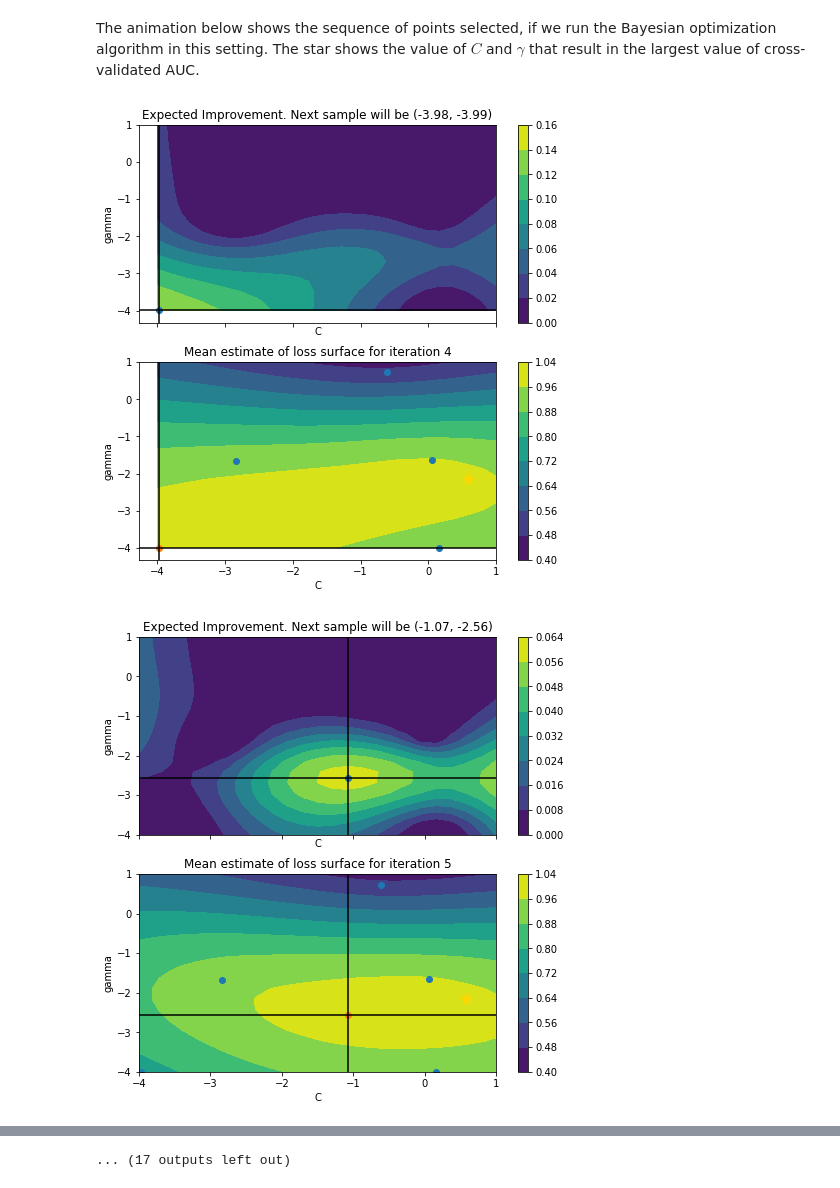
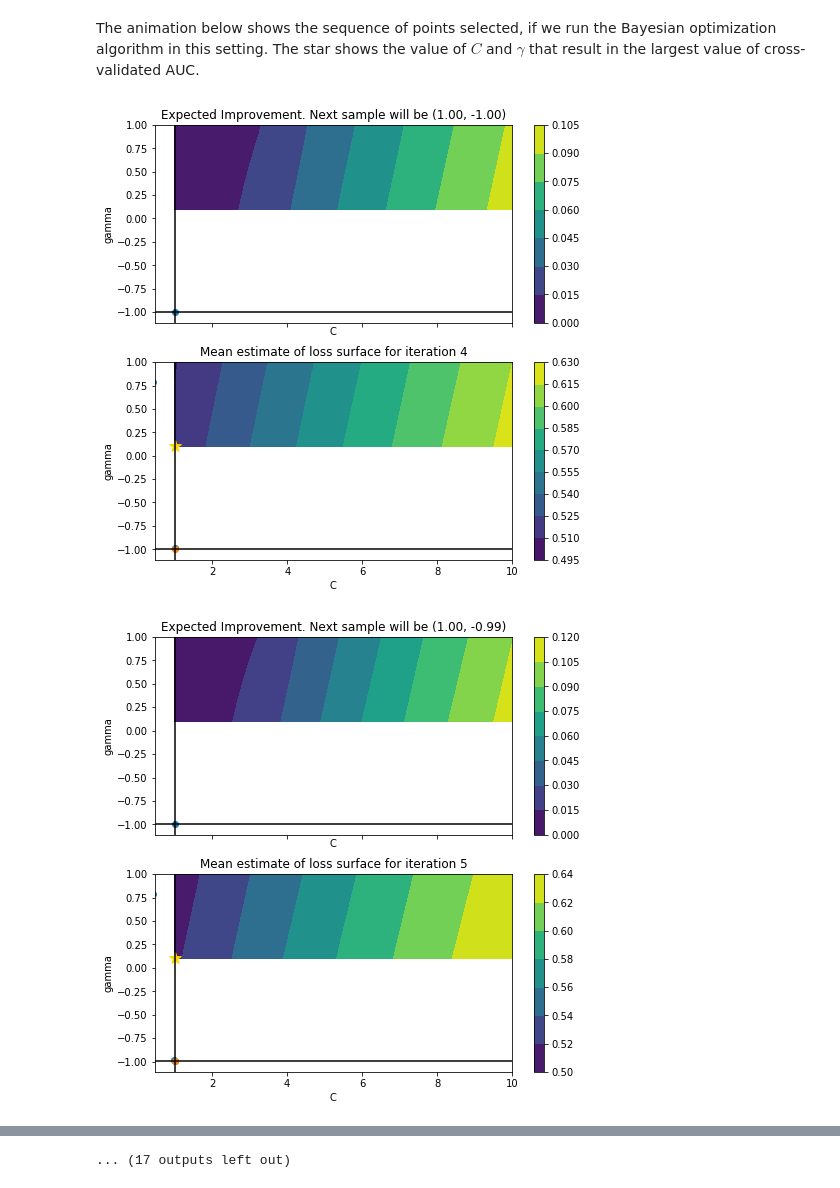
Before and after one commit to msultanmahmud/EEG_Analysis, a Jupyter notebook: Build_different_classifiers_pieline/bayesian-optimization-master/bayesian-optimization-master/ipython-notebooks/svm-optimization_bayesian.ipynb, the cells around one changed output, grey strips where cells are left out. Cells and saved outputs as stored; diff of their text form; code cells hidden in the pictures.

```diff
--- a/Build_different_classifiers_pieline/bayesian-optimization-master/bayesian-optimization-master/ipython-notebooks/svm-optimization_bayesian.ipynb
+++ b/Build_different_classifiers_pieline/bayesian-optimization-master/bayesian-optimization-master/ipython-notebooks/svm-optimization_bayesian.ipynb
@@ -339,16 +339,16 @@ data=X_train;target=y_train
 #                                    n_features=45,
 #                                    n_informative=15,
 #                                    n_redundant=5)
-
 def sample_loss(params):
     return cross_val_score(SVC(C=10 ** params[0], gamma=10 ** params[1], random_state=12345),
-                           X=data, y=target, scoring='roc_auc', cv=3).mean()
+                           X=data, y=target, scoring='roc_auc', cv=5).mean()
 # %% [markdown]
 Because this is a relatively simple problem, we can actually compute the loss surface as a function of $C$ and $\gamma$. This way, we can get an accurate estimate of where the true optimum of the loss surface is.
 # %%
-lambdas = np.linspace(1, -4, 10)
-gammas = np.linspace(1, -4, 6)
-
+lambdas = np.linspace(1, 10, 5)
+gammas = np.linspace(0.1, 1, 5)
+# lambdas = np.linspace(1, -4, 25)
+# gammas = np.linspace(1, -4, 20)
 # We need the cartesian combination of these two vectors
 param_grid = np.array([[C, gamma] for gamma in gammas for C in lambdas])
 
@@ -384,7 +386,7 @@ xp, yp = bayesian_optimisation(n_iters=30,
 The animation below shows the sequence of points selected, if we run the Bayesian optimization algorithm in this setting. The star shows the value of $C$ and $\gamma$ that result in the largest value of cross-validated AUC.
 # %%
 rc('text', usetex=False)
-plot_iteration(lambdas, xp, yp, first_iter=3, second_param_grid=gammas, optimum=[0.58333333, -2.15789474])
+plot_iteration(lambdas, xp, yp, first_iter=3, second_param_grid=gammas, optimum=[1, 0.1])
 # %% [output]
-[figure, old version]
+[figure, new version]
-[figure, old version]
+[figure, new version]
```
Also changed, not shown: parts of 5 cells of this notebook, 8 other files.
